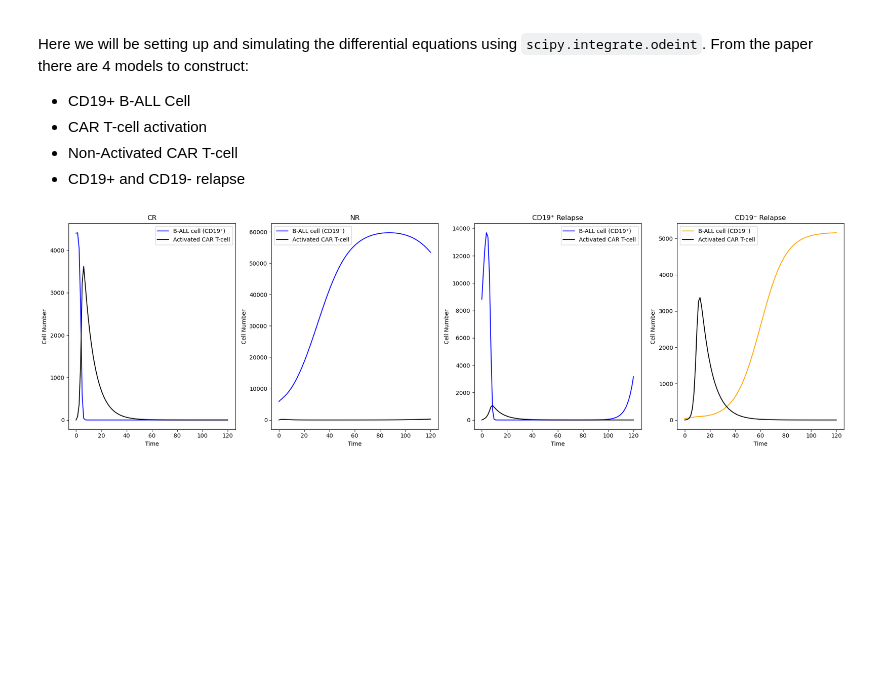
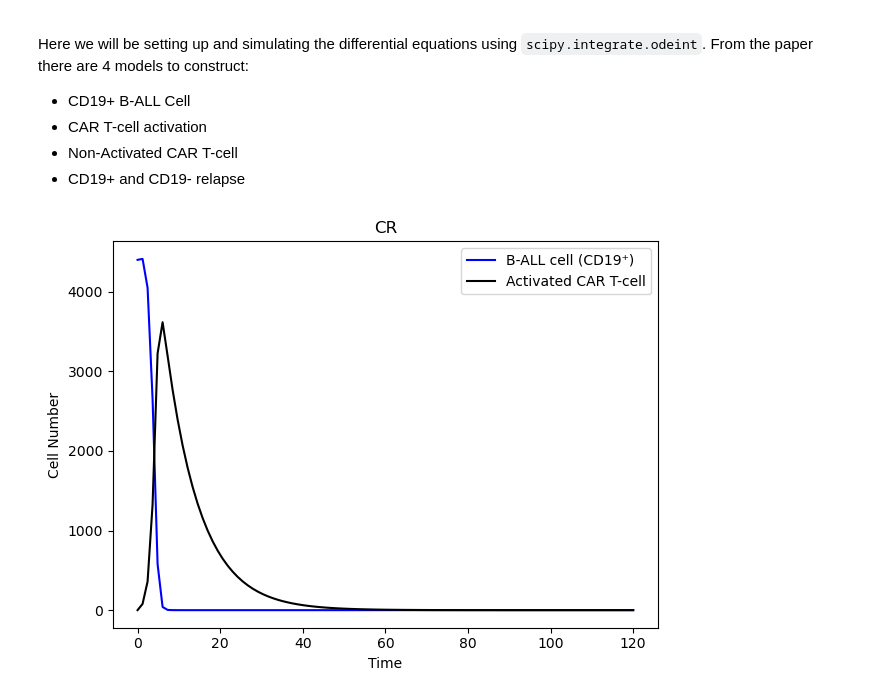
Before and after one commit to Rohan-Pandey1729/CAR-T-Cell, a Jupyter notebook: cart_modeling.ipynb, the cells around one changed output. Saved outputs shown, nothing was run; the diff lists cells and outputs as text; code cells hidden in the pictures; blank space fills up the shorter version.

Commit message:
Plots finished

```diff
--- a/cart_modeling.ipynb
+++ b/cart_modeling.ipynb
@@ -202,60 +202,33 @@ y0_cd19_neg_relapse = [
 # %%
 # Simulation and plotting
 t = np.linspace(0, 120, 100)
 
 results_cr = simulate_car_t_cell_model(y0_cr, params_cr, t)
 results_nr = simulate_car_t_cell_model(y0_nr, params_nr, t)
 results_cd19_pos_relapse = simulate_car_t_cell_model(y0_cd19_pos_relapse, params_cd19_pos_relapse, t)
 results_cd19_neg_relapse = simulate_car_t_cell_model(y0_cd19_neg_relapse, params_cd19_neg_relapse, t)
 
 results_cr[:, 0] *= 2  # Scale B-ALL cells (CR)
 results_cr[:, 1] *= 6  # Scale CAR T-cells (CR)
 
-results_nr[:, 0] *= 10  # Scale B-ALL cells (NR)
-results_nr[:, 1] *= 8   # Scale CAR T-cells (NR)
-
 results_cd19_pos_relapse[:, 0] *= 5  # Scale B-ALL cells (CD19⁺ relapse)
 results_cd19_pos_relapse[:, 1] *= 8  # Scale CAR T-cells (CD19⁺ relapse)
 
 results_cd19_neg_relapse[:, 3] *= 2  # Scale CD19⁻ tumor cells
 results_cd19_neg_relapse[:, 1] *= 6  # Scale CAR T-cells (CD19⁻ relapse)
 
 
-fig, axs = plt.subplots(1, 4, figsize=(20, 6))
+# fig, axs = plt.subplots(1, 4, figsize=(20, 6))
 
 # Plot for CR (Complete Remission)
-axs[0].plot(t, results_cr[:, 0], label='B-ALL cell (CD19⁺)', color='blue')
-axs[0].plot(t, results_cr[:, 1], label='Activated CAR T-cell', color='black')
-axs[0].set_title('CR')
-axs[0].set_xlabel('Time')
-axs[0].set_ylabel('Cell Number')
-axs[0].legend()
-
-# Plot for NR (Non-Response)
-axs[1].plot(t, results_nr[:, 0], label='B-ALL cell (CD19⁺)', color='blue')
-axs[1].plot(t, results_nr[:, 1], label='Activated CAR T-cell', color='black')
-axs[1].set_title('NR')
-axs[1].set_xlabel('Time')
-axs[1].set_ylabel('Cell Number')
-axs[1].legend()
-
-# Plot for CD19⁺ Relapse
-axs[2].plot(t, results_cd19_pos_relapse[:, 0], label='B-ALL cell (CD19⁺)', color='blue')
-axs[2].plot(t, results_cd19_pos_relapse[:, 1], label='Activated CAR T-cell', color='black')
-axs[2].set_title('CD19⁺ Relapse')
-axs[2].set_xlabel('Time')
-axs[2].set_ylabel('Cell Number')
-axs[2].legend()
-
-# Plot for CD19⁻ Relapse
-axs[3].plot(t, results_cd19_neg_relapse[:, 3], label='B-ALL cell (CD19⁻)', color='orange')
-axs[3].plot(t, results_cd19_neg_relapse[:, 1], label='Activated CAR T-cell', color='black')
-axs[3].set_title('CD19⁻ Relapse')
-axs[3].set_xlabel('Time')
-axs[3].set_ylabel('Cell Number')
-axs[3].legend()
+plt.plot(t, results_cr[:, 0], label='B-ALL cell (CD19⁺)', color='blue')
+plt.plot(t, results_cr[:, 1], label='Activated CAR T-cell', color='black')
+plt.title('CR')
+plt.xlabel('Time')
+plt.ylabel('Cell Number')
+plt.legend()
 
 plt.tight_layout()
 plt.show()
 # %% [output]
-[figure, old version]
+[figure, new version]
```
Also changed, not shown: parts of 3 cells of this notebook.
